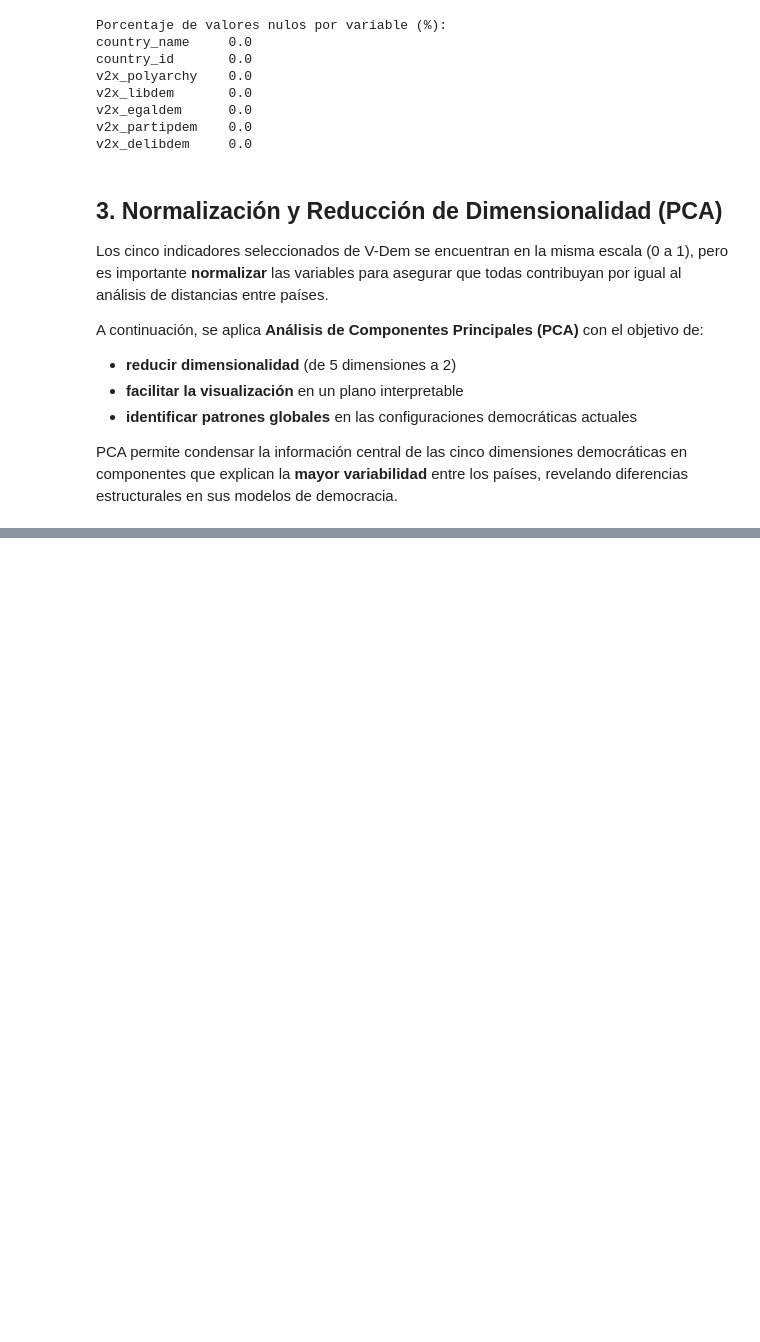
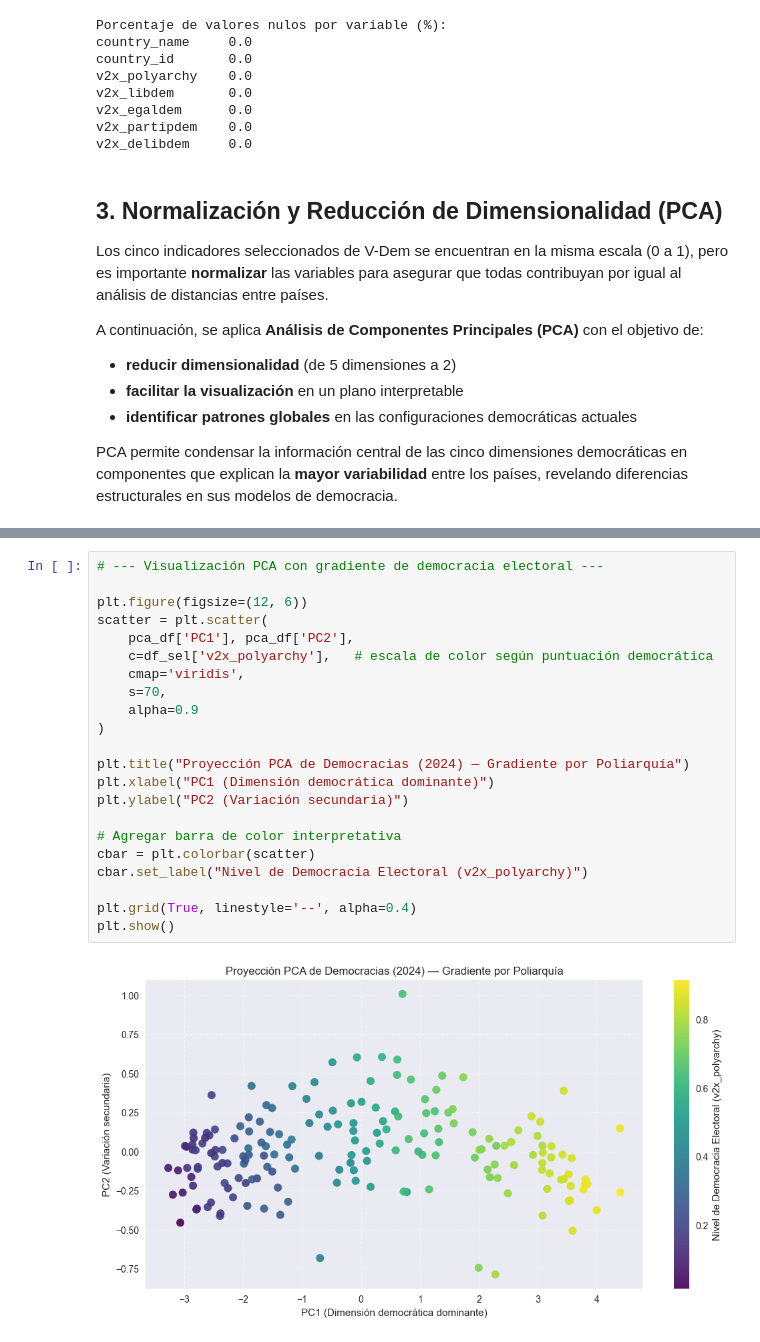
Before and after one commit to fernandezelias/VDem_Democracy_Clustering, a Jupyter notebook: notebooks/01_exploracion.ipynb, the cells around one changed output, grey strips where cells are left out. Drawn from its saved outputs; the diff is of its cells as text; blank space fills up the shorter version.

```diff
--- a/notebooks/01_exploracion.ipynb
+++ b/notebooks/01_exploracion.ipynb
@@ -273,0 +412,24 @@ modelos de democracia.
+# %%
+# --- Visualización PCA con gradiente de democracia electoral ---
+
+plt.figure(figsize=(12, 6))
+scatter = plt.scatter(
+    pca_df['PC1'], pca_df['PC2'],
+    c=df_sel['v2x_polyarchy'],   # escala de color según puntuación democrática
+    cmap='viridis',
+    s=70,
+    alpha=0.9
+)
+
+plt.title("Proyección PCA de Democracias (2024) — Gradiente por Poliarquía")
+plt.xlabel("PC1 (Dimensión democrática dominante)")
+plt.ylabel("PC2 (Variación secundaria)")
+
+# Agregar barra de color interpretativa
+cbar = plt.colorbar(scatter)
+cbar.set_label("Nivel de Democracia Electoral (v2x_polyarchy)")
+
+plt.grid(True, linestyle='--', alpha=0.4)
+plt.show()
+# %% [output]
+[figure, added]
```
Also changed, not shown: parts of 10 cells of this notebook.
